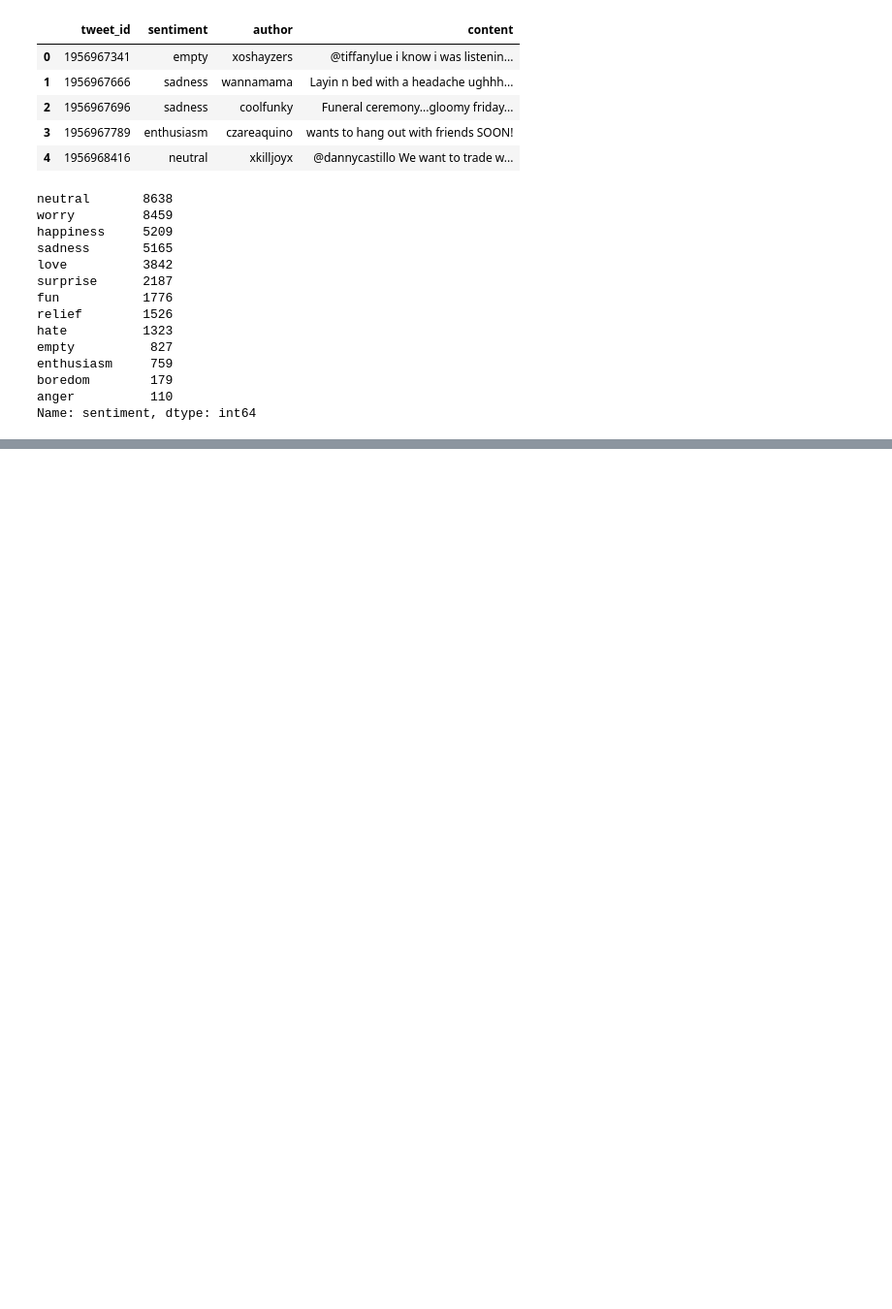
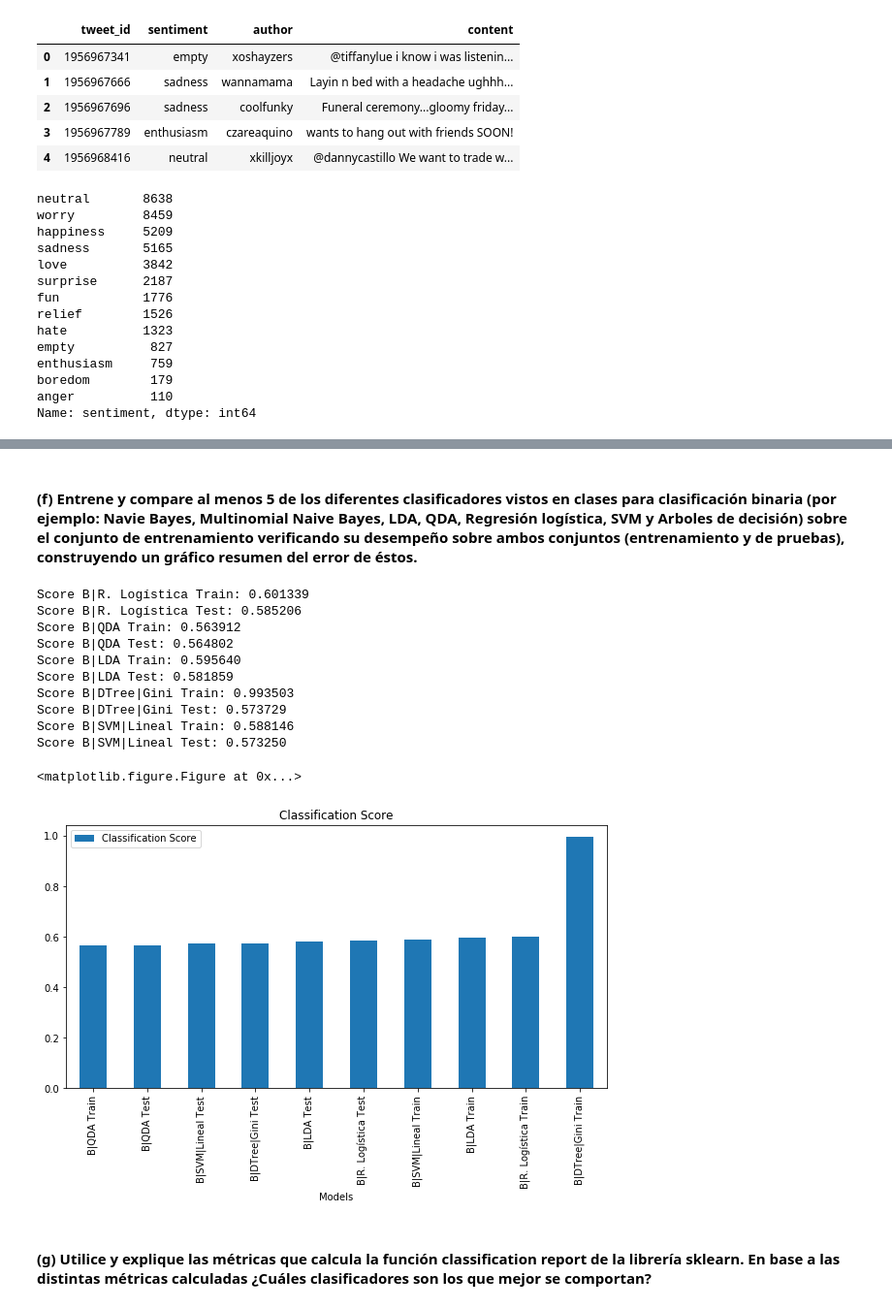
Before and after one commit to GMBarra/T2ML, a Jupyter notebook: T2ML/T2ML.ipynb, the cells around one changed output, grey strips where cells are left out. Shown at 97% size. Drawn from its saved outputs; the diff is of its cells as text; code cells hidden in the pictures; blank space fills up the shorter version.

```diff
--- a/T2ML/T2ML.ipynb
+++ b/T2ML/T2ML.ipynb
@@ -1728,3 +1446,0 @@ def score_the_model(model,x,y,xt,yt):
-# %%
-for model in models:
-    score_the_model(model, X_train_pca, y_train, X_test_pca, y_test)
@@ -1996,0 +1548,5 @@ comportan en el caso binario ¿Siguen teniendo ese desempeño en múltiples clas
+# %%
+mapping = {"happiness": 1,"love": 1,"surprise": 1,"fun": 1,"relief": 1,"enthusiasm": 1,'worry':-1,'sadness':-1,'hate':-1,'empty':-1,'boredom':-1,'anger':-1,'neutral':0}
+df_binary = df.replace({'sentiment': mapping})
+df_binary = df_binary[df_binary.sentiment != 0]
+df_binary['sentiment'].value_counts()
@@ -1996,0 +1563,13 @@ comportan en el caso binario ¿Siguen teniendo ese desempeño en múltiples clas
+# %%
+X = df_binary['content'].values
+y = df_binary['sentiment'].values
+X_train_binary, X_test_binary, y_train_binary, y_test_binary = train_test_split(X, y,test_size=0.20, random_state=42)
+
+frecuencia_terminos = TfidfVectorizer(lowercase=True)
+X_train_binary_vec = frecuencia_terminos.fit_transform(X_train_binary).toarray()
+X_test_binary_vec = frecuencia_terminos.transform(X_test_binary).toarray()
+
+pca_model = PCA(n_components=5)
+pca_model.fit(X_train_binary_vec)
+X_train_binary_vec_pca = pca_model.transform(X_train_binary_vec)
+X_test_binary_vec_pca = pca_model.transform(X_test_binary_vec)
@@ -1996,0 +1582,37 @@ comportan en el caso binario ¿Siguen teniendo ese desempeño en múltiples clas
+# %% [markdown]
+#### (f) Entrene y compare al menos 5 de los diferentes clasificadores vistos en clases para clasificación binaria (por ejemplo: Navie Bayes, Multinomial Naive Bayes, LDA, QDA, Regresión logística, SVM y Arboles de decisión) sobre el conjunto de entrenamiento verificando su desempeño sobre ambos conjuntos (entrenamiento y de pruebas), construyendo un gráfico resumen del error de éstos.
+# %%
+def compare_models(models, Xtrain, Xtest,ytrain, ytest):
+    scores = {}
+    for label, model in models.items():
+        model.fit(Xtrain, ytrain)
+        scores[label + " Train"] = accuracy_score(ytrain, model.predict(Xtrain))
+        scores[label + " Test"] = accuracy_score(ytest,  model.predict(Xtest))
+    for label, score in scores.items():
+        print("Score " + label + ": %f"%(score))
+    plt.figure();
+    dfplot=pd.DataFrame(columns=["Models","Miss Classification Loss"])
+    dfplot["Models"]=list(scores.keys())
+    dfplot["Classification Score"]=list(scores.values())
+    dfplot.sort_values(by='Classification Score',inplace=True)
+    dfplot.plot(kind='bar',x='Models',y='Classification Score',title="Classification Score",figsize=(10,5))
+    plt.show()
+    return scores
+# %%
+models_f = {"B|R. Logística":LR(), "B|QDA" : QDA(), "B|LDA":LDA(), "B|DTree|Gini" : Tree(criterion='gini',splitter='best'), "B|SVM|Lineal" : SVM(kernel='linear')}
+scores_f = compare_models(models_f, X_train_binary_vec_pca, X_test_binary_vec_pca, y_train_binary, y_test_binary)
+# %% [output]
+Score B|R. Logística Train: 0.601339
+Score B|R. Logística Test: 0.585206
+Score B|QDA Train: 0.563912
+Score B|QDA Test: 0.564802
+Score B|LDA Train: 0.595640
+Score B|LDA Test: 0.581859
+Score B|DTree|Gini Train: 0.993503
+Score B|DTree|Gini Test: 0.573729
+Score B|SVM|Lineal Train: 0.588146
+Score B|SVM|Lineal Test: 0.573250
+<matplotlib.figure.Figure at 0x...>
+[figure, added]
+# %% [markdown]
+#### (g) Utilice y explique las métricas que calcula la función classification report de la librería sklearn. En base a las distintas métricas calculadas ¿Cuáles clasificadores son los que mejor se comportan?
```
Also changed, not shown: parts of 99 cells of this notebook, 3 other files.
